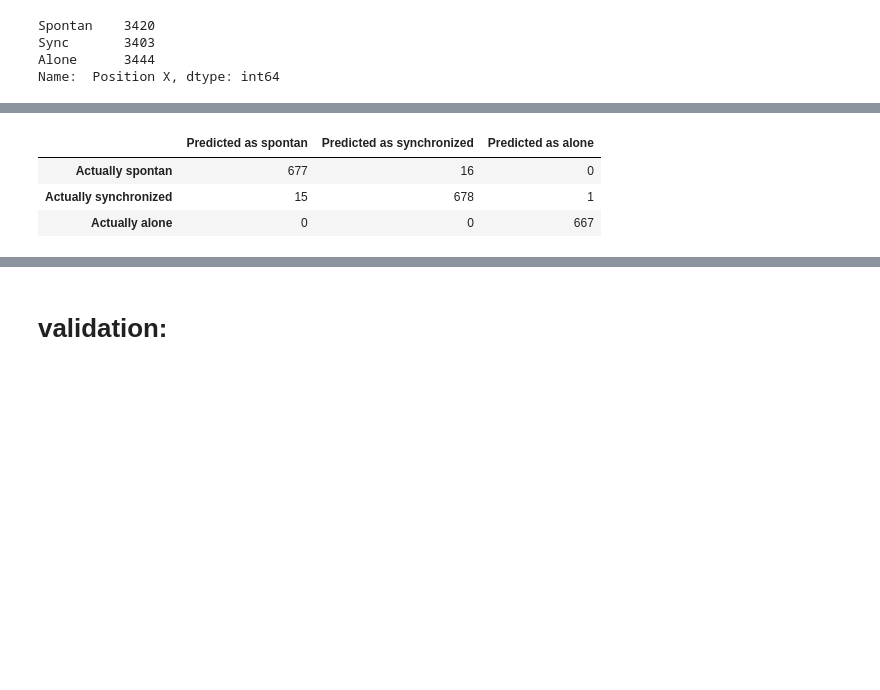
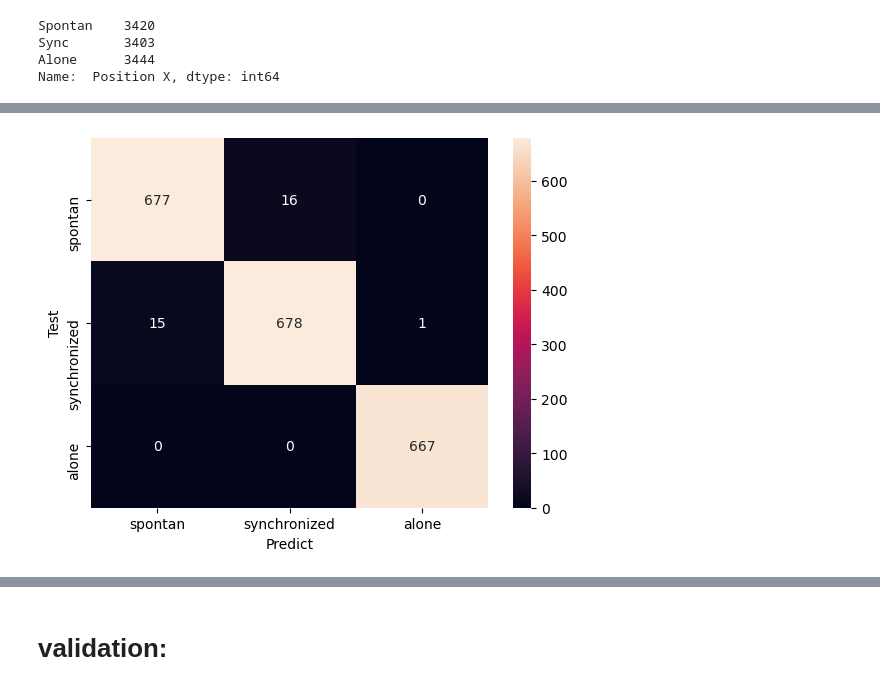
Before and after one commit to ortrsa/Data_Science_Final_Project_2, a Jupyter notebook: Notebook4.ipynb, the cells around one changed output, grey strips where cells are left out. Cells and saved outputs as stored; diff of their text form; code cells hidden in the pictures; blank space fills up the shorter version.

```diff
--- a/Notebook4.ipynb
+++ b/Notebook4.ipynb
@@ -272,0 +262,7 @@ xg.score(scal_x_test,y_test)
+# %%
+score = []
+for model in Models:
+    model.fit(scal_x_train, y_train)
+    score.append(model.score(scal_x_test,y_test))
+scores = pd.DataFrame(data=score  , index=['Logstic Regression CV','Random Forest', 'Naive Bayes', 'AdaBoost', 'xgboost'], columns= ['score'])
+scores
@@ -272,0 +289,4 @@ xg.score(scal_x_test,y_test)
+# %%
+pca = PCA(n_components=0.95)
+x_trin_new =  pca.fit_transform(scal_x_train)
+x_test_new = pca.transform(scal_x_test)
@@ -272,0 +299,7 @@ xg.score(scal_x_test,y_test)
+# %%
+score = []
+for model in Models:
+    model.fit(x_trin_new, y_train)
+    score.append(model.score(x_test_new,y_test))
+scores = pd.DataFrame(data=score  , index=['Logstic Regression CV','Random Forest', 'Naive Bayes', 'AdaBoost', 'xgboost'], columns= ['score after PCA'])
+scores
@@ -272,0 +316,2 @@ xg.score(scal_x_test,y_test)
+# %%
+XG.fit(scal_x_train, y_train)
@@ -273,11 +329,12 @@ xg.score(scal_x_test,y_test)
 # %%
-confMat_xg = confusion_matrix(y_test, xg.predict(scal_x_test))
-index = ['Actually spontan', 'Actually synchronized', 'Actually alone']
-columns = ['Predicted as spontan', 'Predicted as synchronized', 'Predicted as alone']
-confMat_xg_pd = pd.DataFrame(data =confMat_xg, index=index, columns=columns)
-confMat_xg_pd
+y_pred = XG.predict(scal_x_test)
+cm = confusion_matrix(y_test, XG.predict(scal_x_test))
+index = ['spontan', 'synchronized', 'alone']
+columns = ['spontan', 'synchronized', 'alone']
+cm_pd = pd.DataFrame(data =cm, index=index, columns=columns)
+sns.heatmap(cm_pd,fmt=".0f", annot=True)
+plt.xlabel("Predict")
+plt.ylabel("Test")
+plt.show()
 # %% [output]
-|  | Predicted as spontan | Predicted as synchronized | Predicted as alone |
-| Actually spontan | 677 | 16 | 0 |
-| Actually synchronized | 15 | 678 | 1 |
-| Actually alone | 0 | 0 | 667 |
+[figure, added]
```
Also changed, not shown: parts of 20 cells of this notebook.
